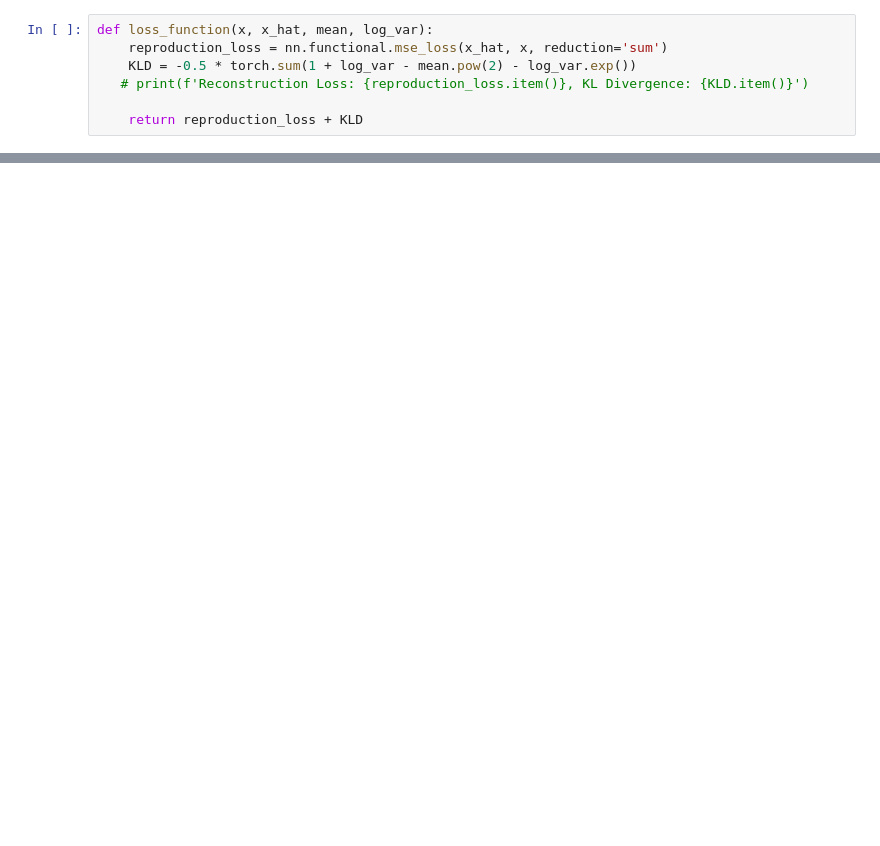
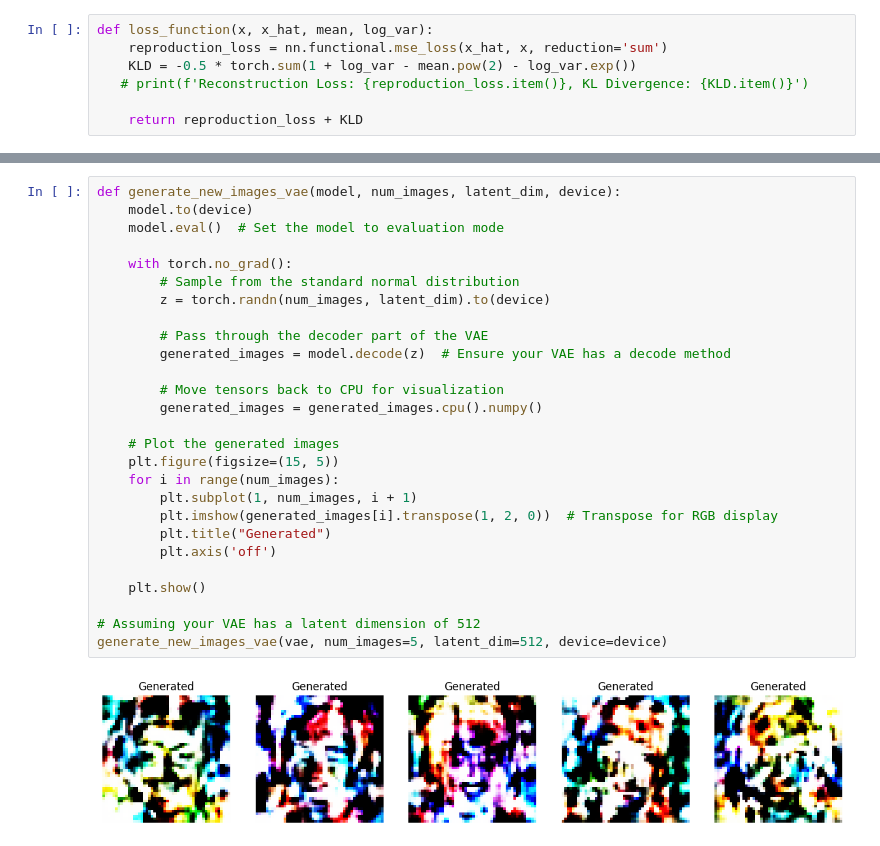
Before and after one commit to OmarFaig/VAE_vs_GAN, a Jupyter notebook: main.ipynb, the cells around one changed output, grey strips where cells are left out. Cells and saved outputs as stored; diff of their text form; blank space fills up the shorter version.

```diff
--- a/main.ipynb
+++ b/main.ipynb
@@ -383,0 +385,29 @@ RuntimeError: mat1 and mat2 shapes cannot be multiplied (5x512 and 256x73728)
+# %%
+def generate_new_images_vae(model, num_images, latent_dim, device):
+    model.to(device)
+    model.eval()  # Set the model to evaluation mode
+
+    with torch.no_grad():
+        # Sample from the standard normal distribution
+        z = torch.randn(num_images, latent_dim).to(device)
+
+        # Pass through the decoder part of the VAE
+        generated_images = model.decode(z)  # Ensure your VAE has a decode method
+
+        # Move tensors back to CPU for visualization
+        generated_images = generated_images.cpu().numpy()
+
+    # Plot the generated images
+    plt.figure(figsize=(15, 5))
+    for i in range(num_images):
+        plt.subplot(1, num_images, i + 1)
+        plt.imshow(generated_images[i].transpose(1, 2, 0))  # Transpose for RGB display
+        plt.title("Generated")
+        plt.axis('off')
+
+    plt.show()
+
+# Assuming your VAE has a latent dimension of 512
+generate_new_images_vae(vae, num_images=5, latent_dim=512, device=device)
+# %% [output]
+[figure, added]
```
Also changed, not shown: parts of 7 cells of this notebook.
